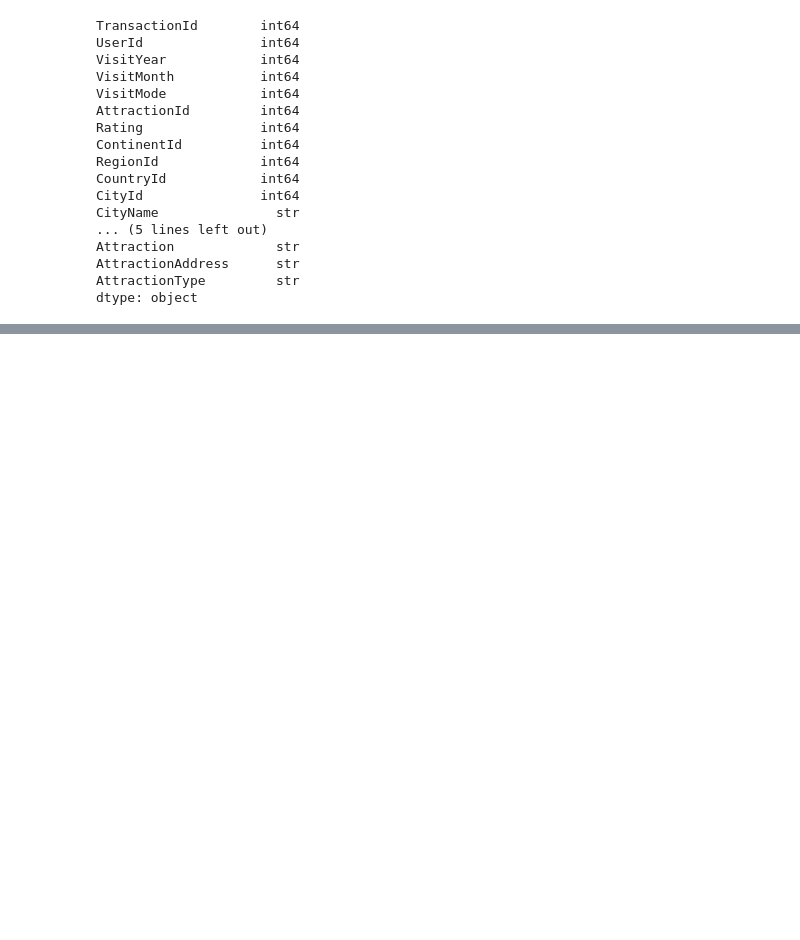
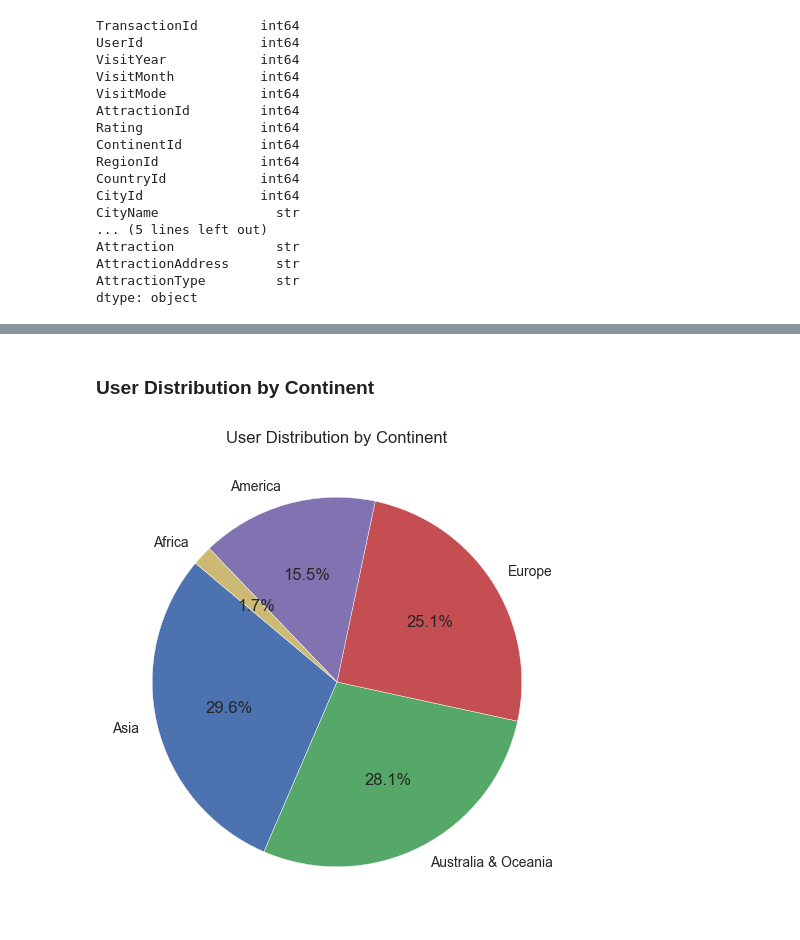
Before and after one commit to shabbu8111999/Tourism_Experience_Analytics, a Jupyter notebook: jupyter/Tourism_Experience.ipynb, the cells around one changed output, grey strips where cells are left out. Cells and saved outputs as stored; diff of their text form; code cells hidden in the pictures; blank space fills up the shorter version.

```diff
--- a/jupyter/Tourism_Experience.ipynb
+++ b/jupyter/Tourism_Experience.ipynb
@@ -665,0 +733,15 @@ dtype: object
+# %% [markdown]
+### User Distribution by Continent
+# %%
+continent_counts = clean_df['Continent'].value_counts()
+
+plt.figure(figsize=(10,6))
+plt.pie(continent_counts.values,
+        labels=continent_counts.index,
+        autopct='%1.1f%%',
+        startangle=140)
+
+plt.title("User Distribution by Continent")
+plt.show()
+# %% [output]
+[figure, added]
```
Also changed, not shown: parts of 83 cells of this notebook, 1 other file.
